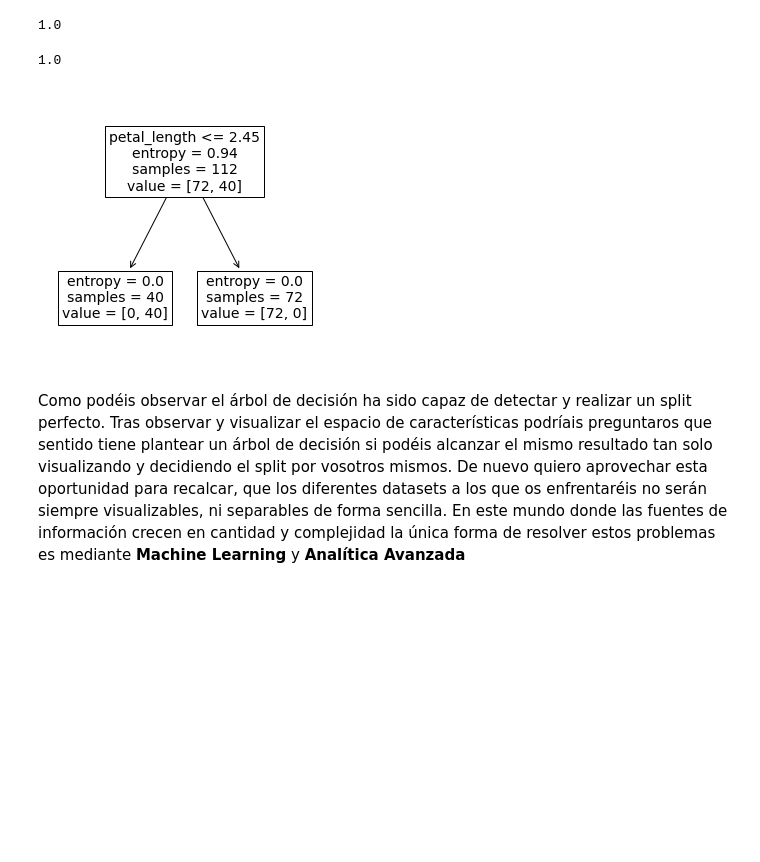
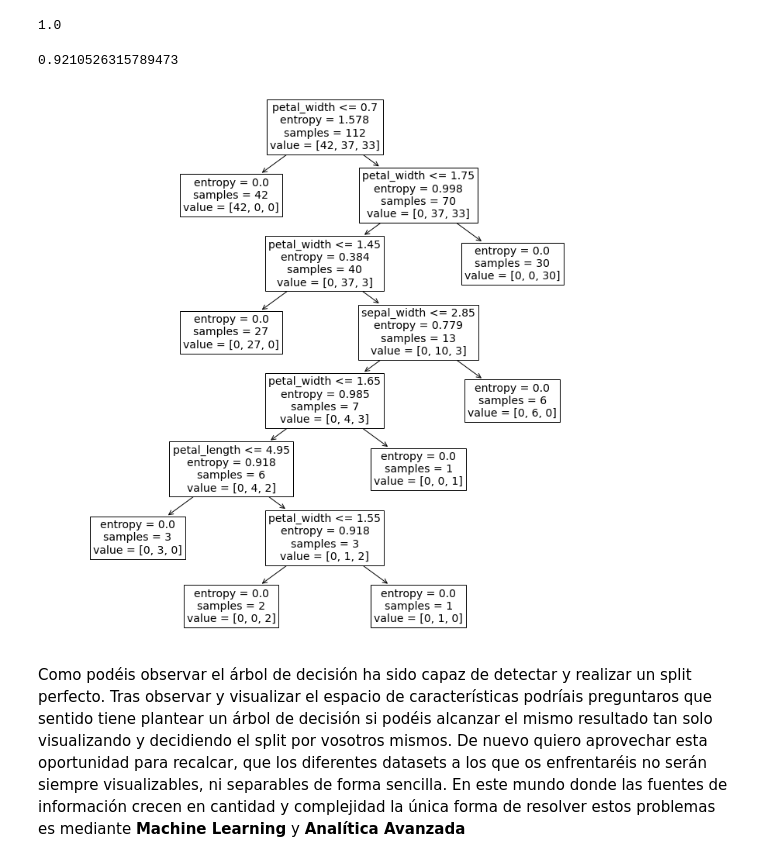
Before and after one commit to JuFeGa/Clase_Javier_Cuadra, a Jupyter notebook: Decision_trees.ipynb, the cells around one changed output. Saved outputs shown, nothing was run; the diff lists cells and outputs as text; code cells hidden in the pictures; blank space fills up the shorter version.

```diff
--- a/Decision_trees.ipynb
+++ b/Decision_trees.ipynb
@@ -141,7 +142,8 @@ import matplotlib.pyplot as plt
 # %%
-X = dataset.iloc[:,:-1]
-Y = dataset.iloc[:,-1:]
-X_train, X_test, Y_train, Y_test = train_test_split(X, Y)
+dataset = sns.load_dataset("iris")
+X = dataset.iloc[:,:-1] #Variables caracteristicas
+Y = dataset.iloc[:,-1:] # Variable target
+X_train, X_test, Y_train, Y_test = train_test_split(X, Y) # esto se tiene que hacer siempre
 # %%
 model = DecisionTreeClassifier(criterion="entropy")
 model.fit(X_train, Y_train)
@@ -159,13 +161,13 @@ model.score(X_train, Y_train)
 # %%
 model.score(X_test, Y_test)
 # %% [output]
-1.0
+0.9210526315789473
 # %%
-fig, ax = plt.subplots(figsize=(5, 5))
+fig, ax = plt.subplots(figsize=(13, 13))
 plot_tree(model, feature_names=X.columns, fontsize=14)
 plt.show()
 # %% [output]
-[figure, old version]
+[figure, new version]
 # %%
 bool_array = dataset['petal_width'] >= 0.8
 split_1 = dataset[bool_array]
```
Also changed, not shown: parts of 23 cells of this notebook.
